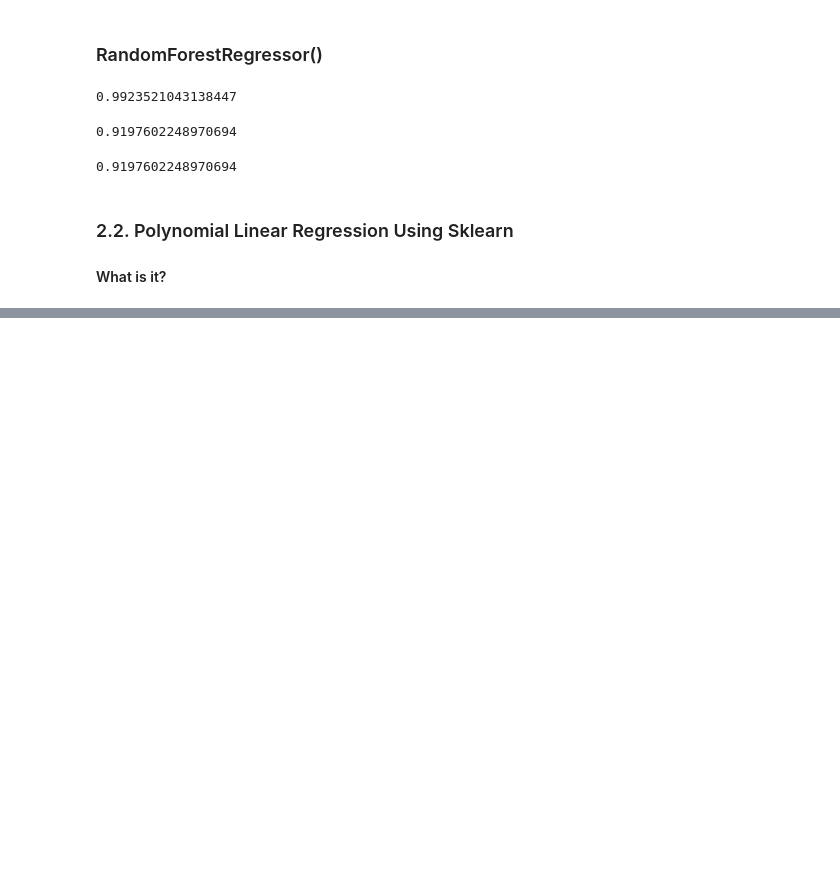
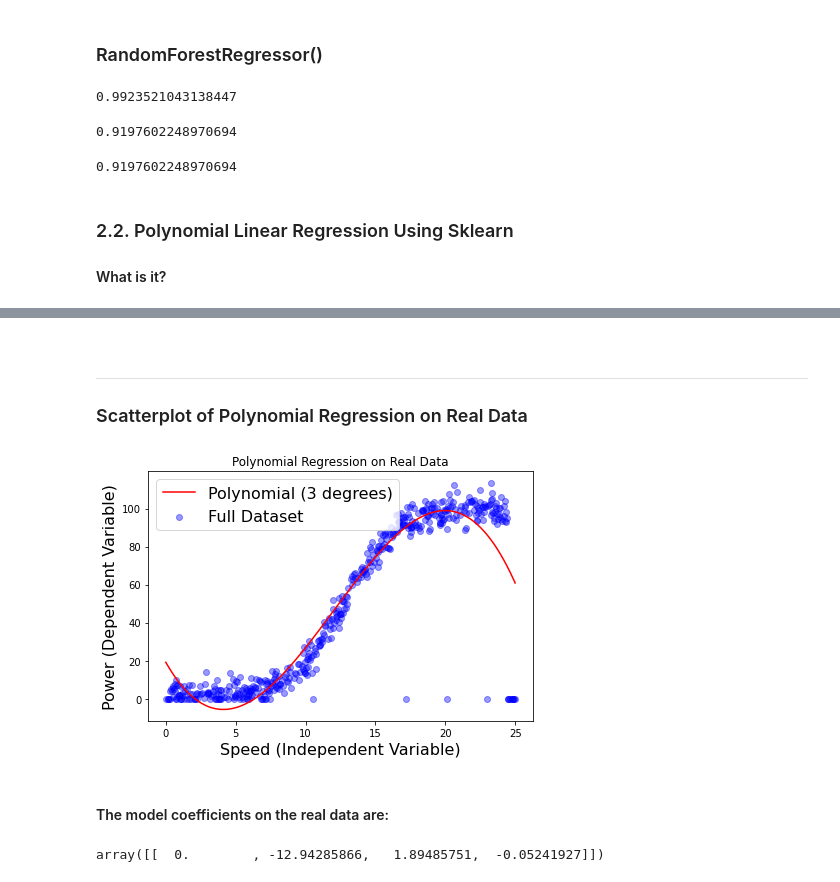
Before and after one commit to PJFinnerty/Project-2020-52446, a Jupyter notebook: Project-2020-PeterFinnerty.ipynb, the cells around one changed output, grey strips where cells are left out. Saved outputs shown, nothing was run; the diff lists cells and outputs as text; code cells hidden in the pictures; blank space fills up the shorter version.

```diff
--- a/Project-2020-PeterFinnerty.ipynb
+++ b/Project-2020-PeterFinnerty.ipynb
@@ -610,0 +619,50 @@ y_poly_pred.shape
+# %% [markdown]
+<br>
+
+***
+
+### Scatterplot of Polynomial Regression on Real Data
+# %%
+# Load in real variables variables
+x = df["speed"]
+y = df["power"]
+y = y.values
+
+# Add new axis to x and y arrays to allow splitting
+x = x[:, np.newaxis]
+y = y[:, np.newaxis]
+
+# Create variable featuring Polynomial of 3 degrees and fit to
+# the standardized features of x_train using .fit_transform()
+polynomial_features= PolynomialFeatures(degree=3).fit_transform(x)
+x_poly = polynomial_features
+
+model_2 = LinearRegression().fit(x_poly, y)
+y_poly_pred = model_2.predict(x_poly)
+
+# sort the values of x before line plot
+sort_axis = operator.itemgetter(0)
+sorted_zip = sorted(zip(x,y_poly_pred), key=sort_axis)
+x, y_poly_pred = zip(*sorted_zip)
+# %%
+# Plot real 'speed' and 'power' data on scatterplots
+plt.scatter(x, y, color='b', label="Full Dataset", alpha=0.4)
+
+# Plot zipped data for regression line and format with labels, legend
+# and title
+plt.plot(x, y_poly_pred, color='r', label="Polynomial (3 degrees)")
+
+plt.legend()
+plt.tight_layout()
+plt.title("Polynomial Regression on Real Data")
+plt.xlabel("Speed (Independent Variable)")
+plt.ylabel("Power (Dependent Variable)")
+plt.show()
+# %% [output]
+[figure, added]
+# %% [markdown]
+#### The model coefficients on the real data are:
+# %%
+model_2.coef_
+# %% [output]
+array([[  0.        , -12.94285866,   1.89485751,  -0.05241927]])
```
Also changed, not shown: parts of 20 cells of this notebook, 1 other file.
